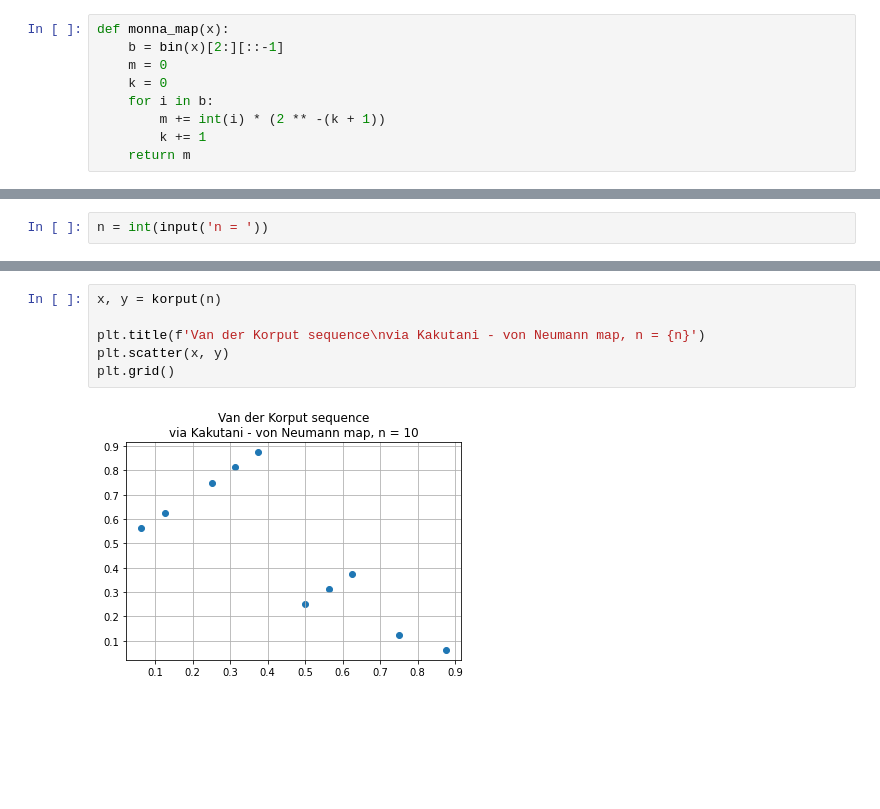
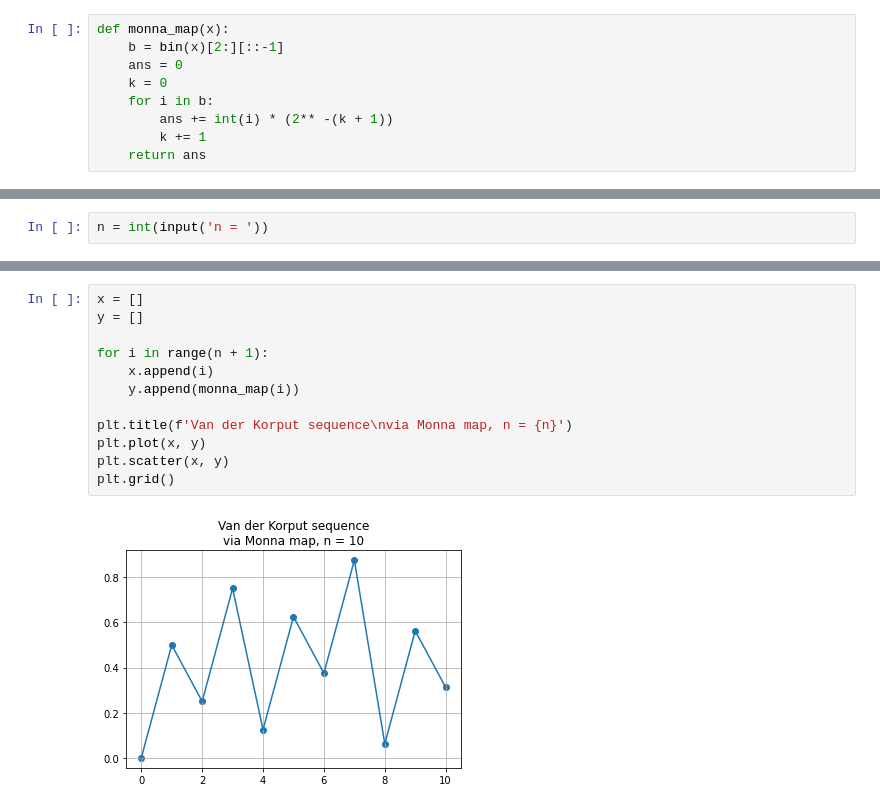
Before and after one commit to Lynxtail/Additional-chapters-of-discrete-math, a Jupyter notebook: D.ipynb, the cells around one changed output, grey strips where cells are left out. Drawn from its saved outputs; the diff is of its cells as text; blank space fills up the shorter version.

```diff
--- a/D.ipynb
+++ b/D.ipynb
@@ -35,9 +28,9 @@ def korput(n):
 # %%
 def monna_map(x):
     b = bin(x)[2:][::-1]
-    m = 0
+    ans = 0
     k = 0
     for i in b:
-        m += int(i) * (2 ** -(k + 1))
+        ans += int(i) * (2** -(k + 1))
         k += 1
-    return m
+    return ans
@@ -57,8 +66,14 @@ n = int(input('n = '))
 # %%
-x, y = korput(n)
+x = []
+y = []
 
-plt.title(f'Van der Korput sequence\nvia Kakutani - von Neumann map, n = {n}')
+for i in range(n + 1):
+    x.append(i)
+    y.append(monna_map(i))
+
+plt.title(f'Van der Korput sequence\nvia Monna map, n = {n}')
+plt.plot(x, y)
 plt.scatter(x, y)
 plt.grid()
 # %% [output]
-[figure, old version]
+[figure, new version]
```
Also changed, not shown: parts of 5 cells of this notebook.
